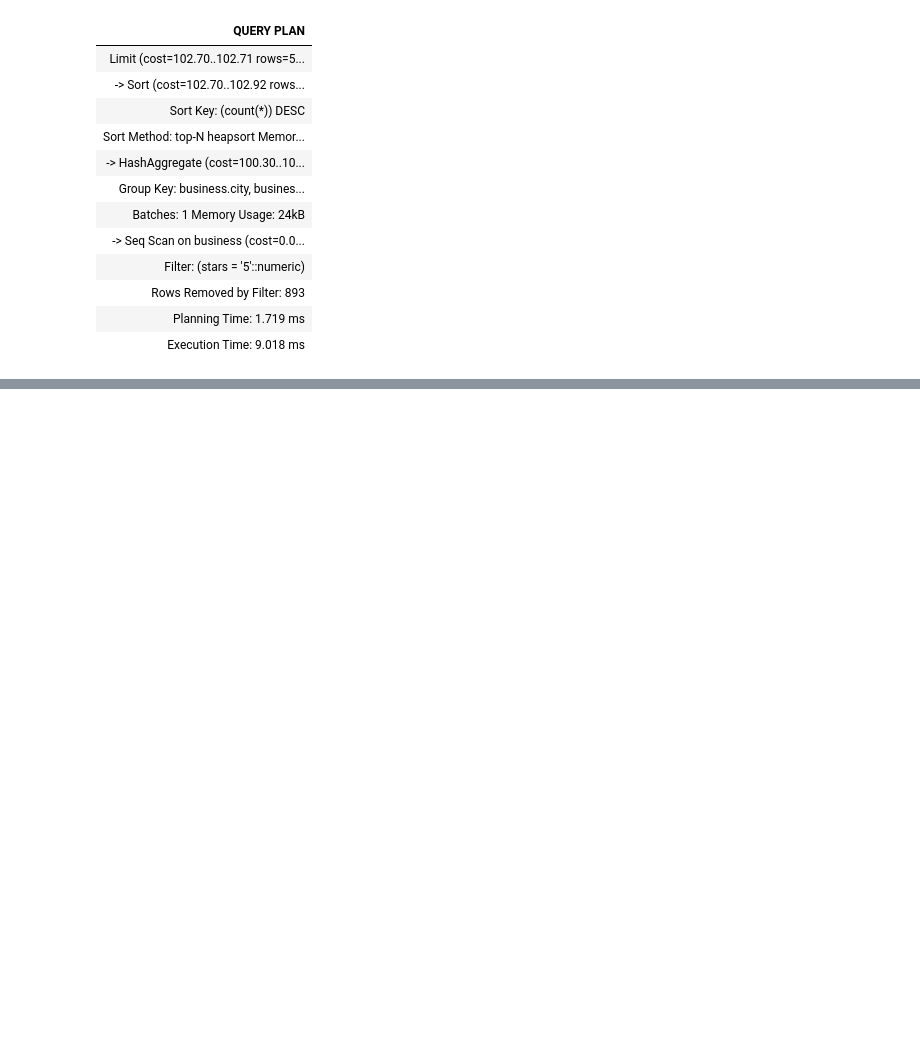
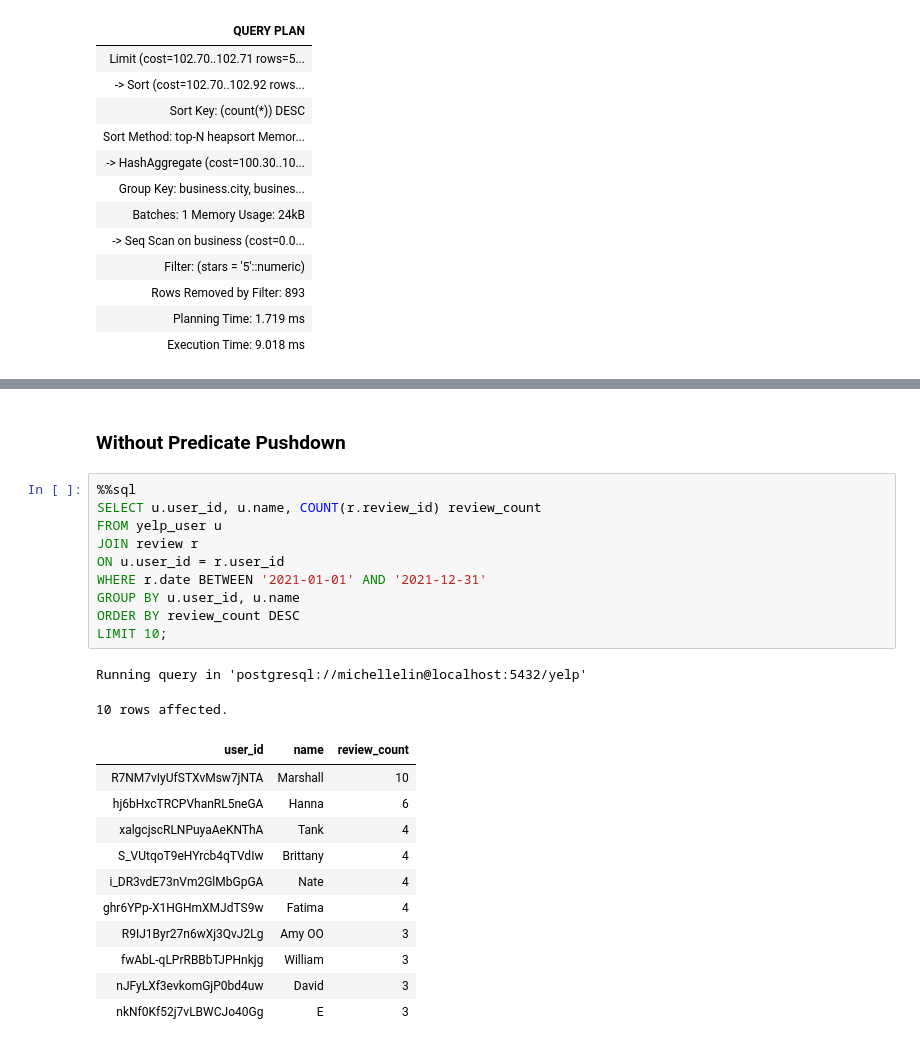
Before and after one commit to MichelleLin-4111/Yelp-Dataset-Analysis, a Jupyter notebook: queries/part2_query_optimization.ipynb, the cells around one changed output, grey strips where cells are left out. Saved outputs shown, nothing was run; the diff lists cells and outputs as text; blank space fills up the shorter version.

Commit message:
finish part2: predicate pushdown

```diff
--- a/queries/part2_query_optimization.ipynb
+++ b/queries/part2_query_optimization.ipynb
@@ -223,0 +227,26 @@ Running query in 'postgresql://michellelin@localhost:5432/yelp'
+# %% [markdown]
+### Without Predicate Pushdown
+# %%
+%%sql
+SELECT u.user_id, u.name, COUNT(r.review_id) review_count
+FROM yelp_user u
+JOIN review r
+ON u.user_id = r.user_id
+WHERE r.date BETWEEN '2021-01-01' AND '2021-12-31'
+GROUP BY u.user_id, u.name
+ORDER BY review_count DESC
+LIMIT 10;
+# %% [output]
+Running query in 'postgresql://michellelin@localhost:5432/yelp'
+10 rows affected.
+| user_id | name | review_count |
+| R7NM7vIyUfSTXvMsw7jNTA | Marshall | 10 |
+| hj6bHxcTRCPVhanRL5neGA | Hanna | 6 |
+| xalgcjscRLNPuyaAeKNThA | Tank | 4 |
+| S_VUtqoT9eHYrcb4qTVdIw | Brittany | 4 |
+| i_DR3vdE73nVm2GlMbGpGA | Nate | 4 |
+| ghr6YPp-X1HGHmXMJdTS9w | Fatima | 4 |
+| R9IJ1Byr27n6wXj3QvJ2Lg | Amy OO | 3 |
+| fwAbL-qLPrRBBbTJPHnkjg | William | 3 |
+| nJFyLXf3evkomGjP0bd4uw | David | 3 |
+| nkNf0Kf52j7vLBWCJo40Gg | E | 3 |
```
Also changed, not shown: parts of 6 cells of this notebook.
